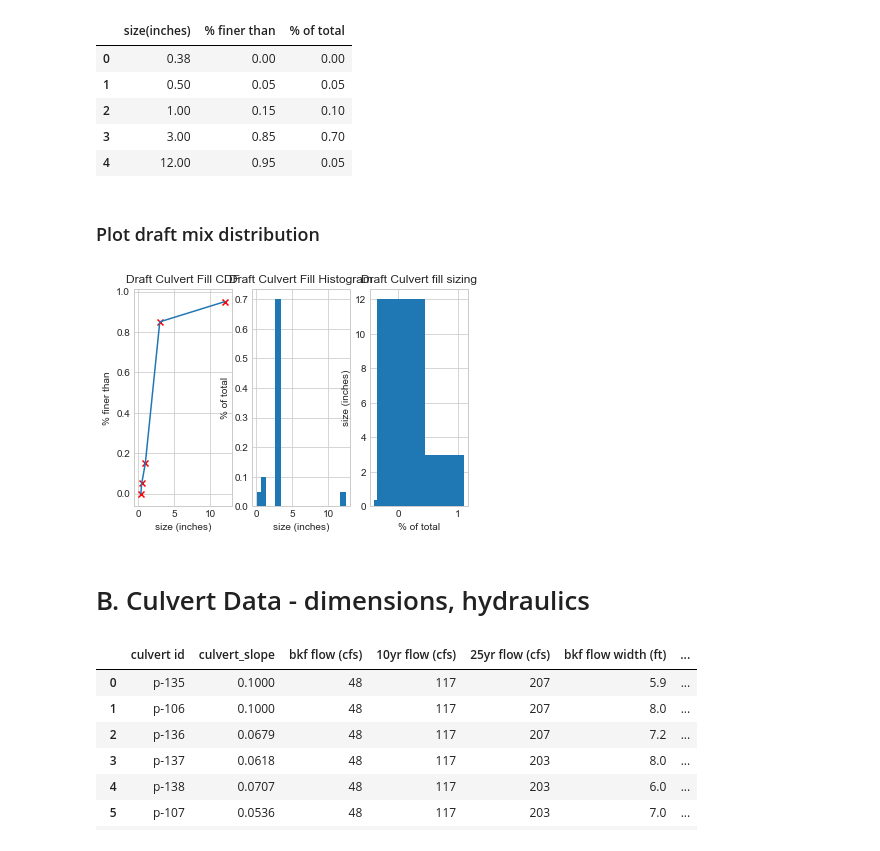
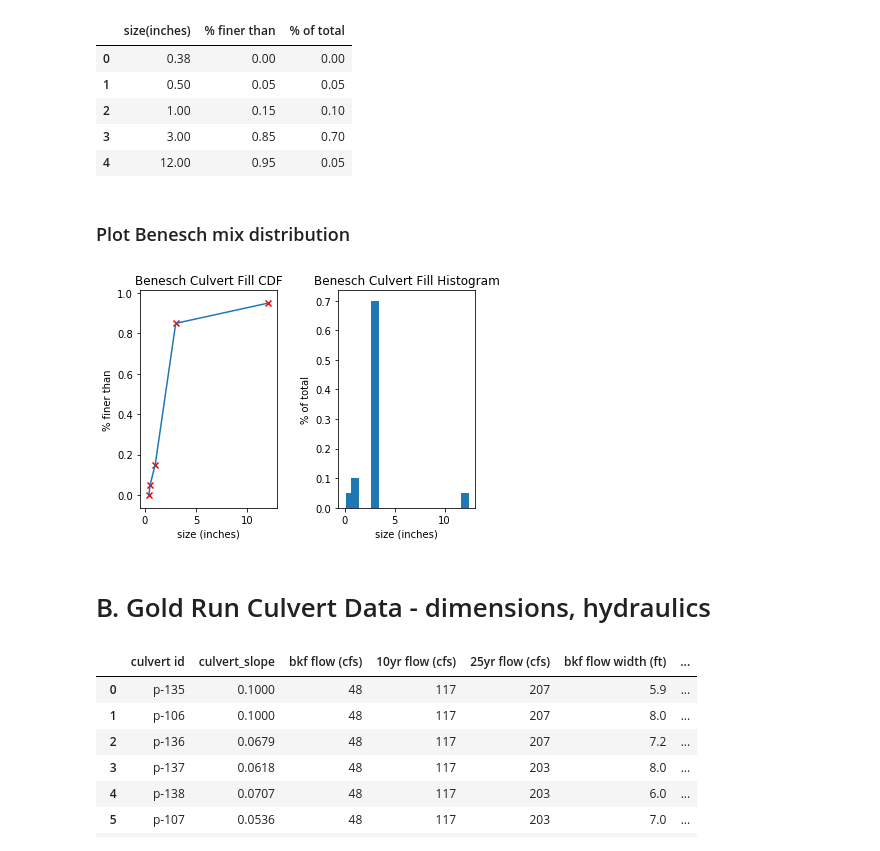
Before and after one commit to indielyt/Python_Hydraulics, a Jupyter notebook: GoldRun_CulvertFillAnalysis.ipynb, the cells around one changed output. Cells and saved outputs as stored; diff of their text form; code cells hidden in the pictures.

```diff
--- a/GoldRun_CulvertFillAnalysis.ipynb
+++ b/GoldRun_CulvertFillAnalysis.ipynb
@@ -39,30 +76,33 @@ data
 | 3 | 3.00 | 0.85 | 0.70 |
 | 4 | 12.00 | 0.95 | 0.05 |
 # %% [markdown]
-### Plot draft mix distribution
+### Plot Benesch mix distribution
 # %%
 # Create subplots
-fig, (ax1, ax2, ax3) = plt.subplots(1, 3) #, sharey=True)
+fig, (ax1, ax2) = plt.subplots(1, 2) #, sharey=True)
 
 # Define data for plots
 ax1.plot(data['size(inches)'], data['% finer than'])
 ax1.scatter(data['size(inches)'], data['% finer than'], marker='x', color='r')
-ax1.set_title('Draft Culvert Fill CDF')
+ax1.set_title('Benesch Culvert Fill CDF')
 ax1.set(xlabel='size (inches)', ylabel='% finer than')
 
 ax2.bar(data['size(inches)'], data['% of total'])
-ax2.set_title('Draft Culvert Fill Histogram')
+ax2.set_title('Benesch Culvert Fill Histogram')
 ax2.set(xlabel='size (inches)', ylabel='% of total')
 
-ax3.bar(data['% of total'], data['size(inches)'])
-ax3.set_title('Draft Culvert fill sizing')
-ax3.set(xlabel='% of total', ylabel='size (inches)')
+plt.subplots_adjust(left=None, bottom=None, right=None, top=None,
+                wspace=0.45, hspace=None)
+# ax3.bar(data['% of total'], data['size(inches)'])
+# ax3.set_title('Draft Culvert fill sizing')
+# ax3.set(xlabel='% of total', ylabel='size (inches)')
 
 plt.show()
+plt.close()
 # %% [output]
-[figure, old version]
+[figure, new version]
 # %% [markdown]
-# B. Culvert Data - dimensions, hydraulics
+# B. Gold Run Culvert Data - dimensions, hydraulics
 # %%
 #Culvert ids
 c_id = ['p-135',
```
Also changed, not shown: parts of 39 cells of this notebook.
